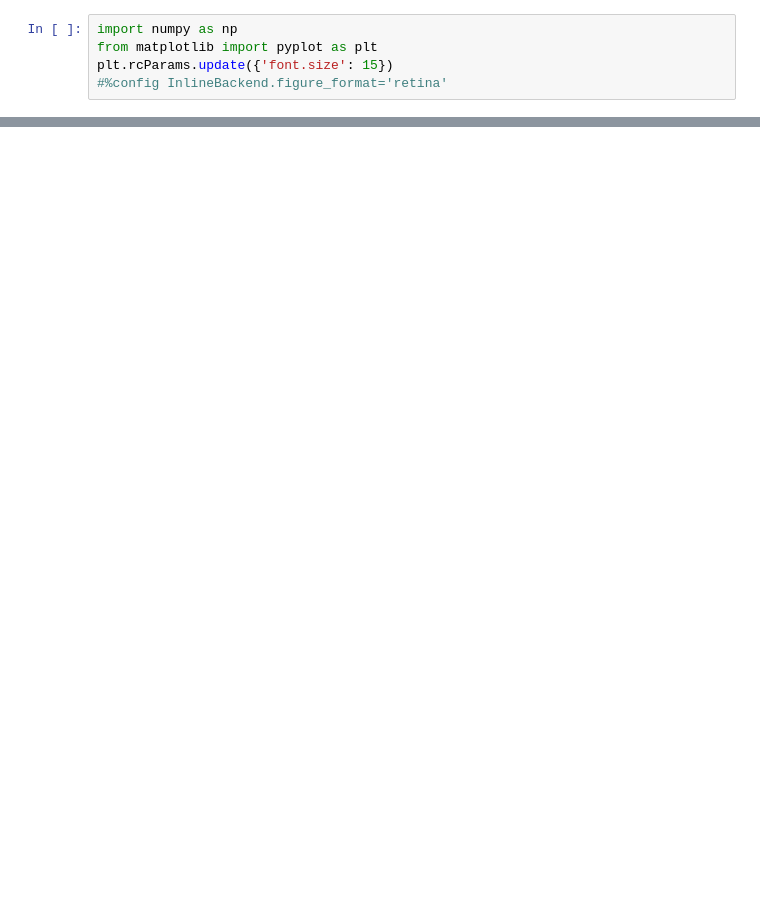
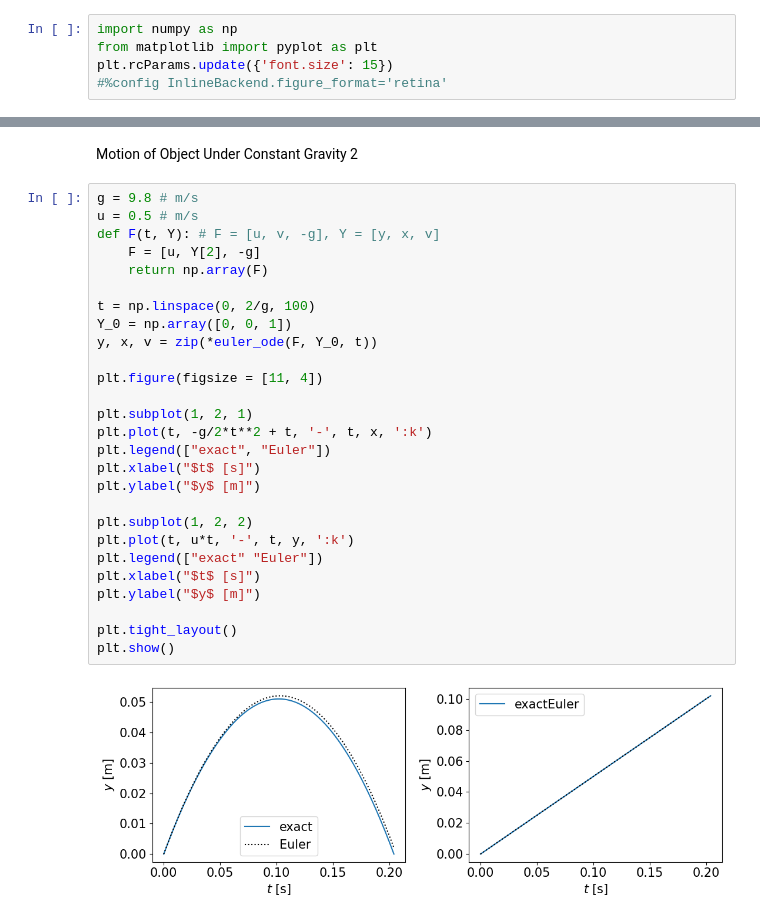
Before and after one commit to La-Folia/Numerical-Analysis, a Jupyter notebook: Integration_of_ODEs/Eulers_method.ipynb, the cells around one changed output, grey strips where cells are left out. Drawn from its saved outputs; the diff is of its cells as text; blank space fills up the shorter version.

```diff
--- a/Integration_of_ODEs/Eulers_method.ipynb
+++ b/Integration_of_ODEs/Eulers_method.ipynb
@@ -54,0 +168,31 @@ plt.show()
+# %% [markdown]
+Motion of Object Under Constant Gravity 2
+# %%
+g = 9.8 # m/s
+u = 0.5 # m/s
+def F(t, Y): # F = [u, v, -g], Y = [y, x, v]
+    F = [u, Y[2], -g]
+    return np.array(F)
+
+t = np.linspace(0, 2/g, 100)
+Y_0 = np.array([0, 0, 1])
+y, x, v = zip(*euler_ode(F, Y_0, t))
+
+plt.figure(figsize = [11, 4])
+
+plt.subplot(1, 2, 1)
+plt.plot(t, -g/2*t**2 + t, '-', t, x, ':k')
+plt.legend(["exact", "Euler"])
+plt.xlabel("$t$ [s]")
+plt.ylabel("$y$ [m]")
+
+plt.subplot(1, 2, 2)
+plt.plot(t, u*t, '-', t, y, ':k')
+plt.legend(["exact" "Euler"])
+plt.xlabel("$t$ [s]")
+plt.ylabel("$y$ [m]")
+
+plt.tight_layout()
+plt.show()
+# %% [output]
+[figure, added]
```
Also changed, not shown: parts of 10 cells of this notebook, 1 other file.
